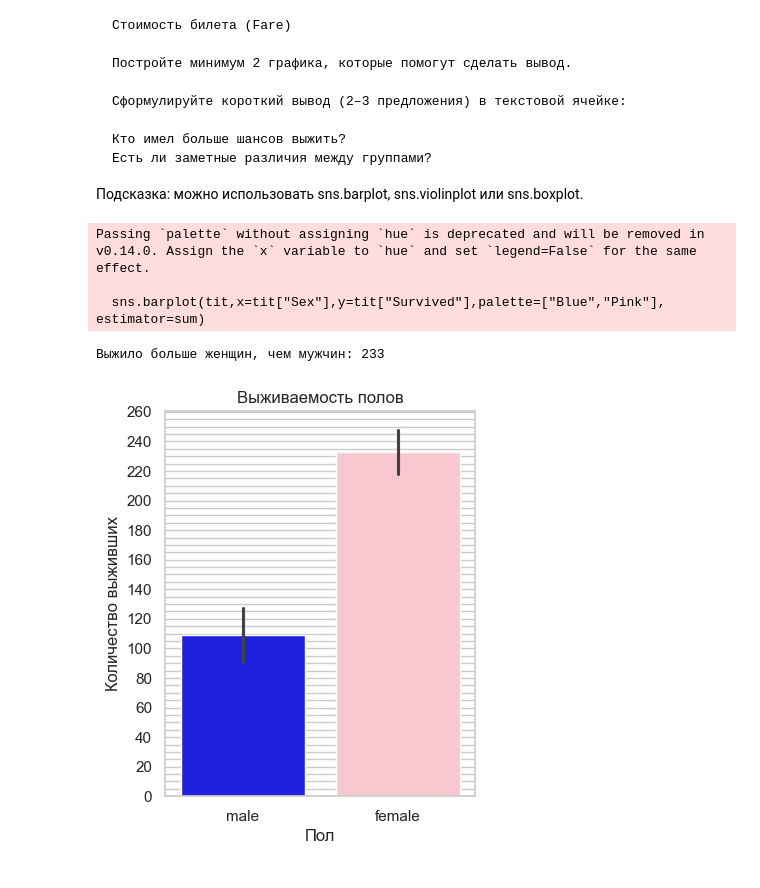
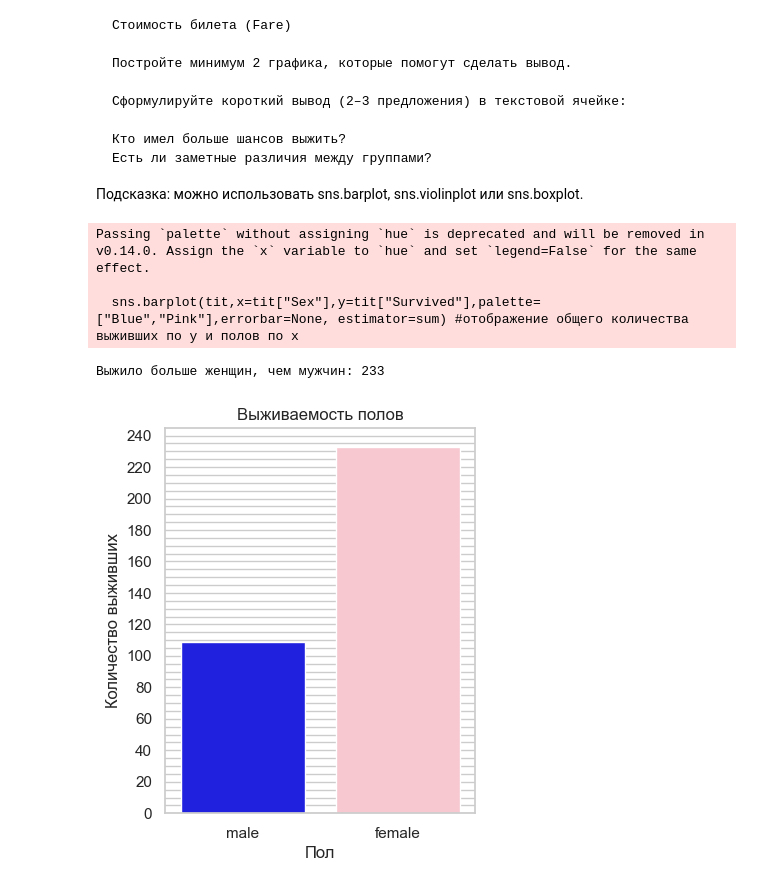
Before and after one commit to StepanPro999636/bool_bool, a Jupyter notebook: homework/homework_lesson3_Lazarenko_Stephan.ipynb, the cells around one changed output. Saved outputs shown, nothing was run; the diff lists cells and outputs as text; code cells hidden in the pictures.

```diff
--- a/homework/homework_lesson3_Lazarenko_Stephan.ipynb
+++ b/homework/homework_lesson3_Lazarenko_Stephan.ipynb
@@ -136,26 +136,26 @@ Seaborn локаничнее и проще, но matplotlib более тонк
 # %%
 plt.figure(figsize=[4,5])
 plt.title("Выживаемость полов")
 plt.minorticks_on()
 plt.ylabel("Количество выживших")
 plt.yticks(np.arange(0,tit["Survived"].sum()+10,20))
 plt.grid(axis="y",which="minor")
 plt.xlabel("Пол")
-sns.barplot(tit,x=tit["Sex"],y=tit["Survived"],palette=["Blue","Pink"], estimator=sum) #отображение общего количества выживших по y и полов по x
+sns.barplot(tit,x=tit["Sex"],y=tit["Survived"],palette=["Blue","Pink"],errorbar=None, estimator=sum) #отображение общего количества выживших по y и полов по x
 
 #не особо нужный код, но он автоматизирует определение наибольшего количества выживших в определённом поле
 if tit.groupby('Sex')['Survived'].sum()["female"] > tit.groupby('Sex')['Survived'].sum()["male"]:
     print(f"Выжило больше женщин, чем мужчин: {max([tit.groupby('Sex')['Survived'].sum()["female"],tit.groupby('Sex')['Survived'].sum()["male"]])}")
 elif tit.groupby('Sex')['Survived'].sum()["female"] < tit.groupby('Sex')['Survived'].sum()["male"]:
     print(f"Выжило больше мужчин, чем женщин: {min([tit.groupby('Sex')['Survived'].sum()["female"],tit.groupby('Sex')['Survived'].sum()["male"]])}")
 else:
     print("Выжило равное количество")
 # %% [output]
 Passing `palette` without assigning `hue` is deprecated and will be removed in v0.14.0. Assign the `x` variable to `hue` and set `legend=False` for the same effect.
 
-  sns.barplot(tit,x=tit["Sex"],y=tit["Survived"],palette=["Blue","Pink"], estimator=sum)
+  sns.barplot(tit,x=tit["Sex"],y=tit["Survived"],palette=["Blue","Pink"],errorbar=None, estimator=sum) #отображение общего количества выживших по y и полов по x
 Выжило больше женщин, чем мужчин: 233
-[figure, old version]
+[figure, new version]
 # %%
 plt.figure(figsize=[4,5])
 plt.title("Выживаемость по классам")
```
Also changed, not shown: parts of 5 cells of this notebook.
